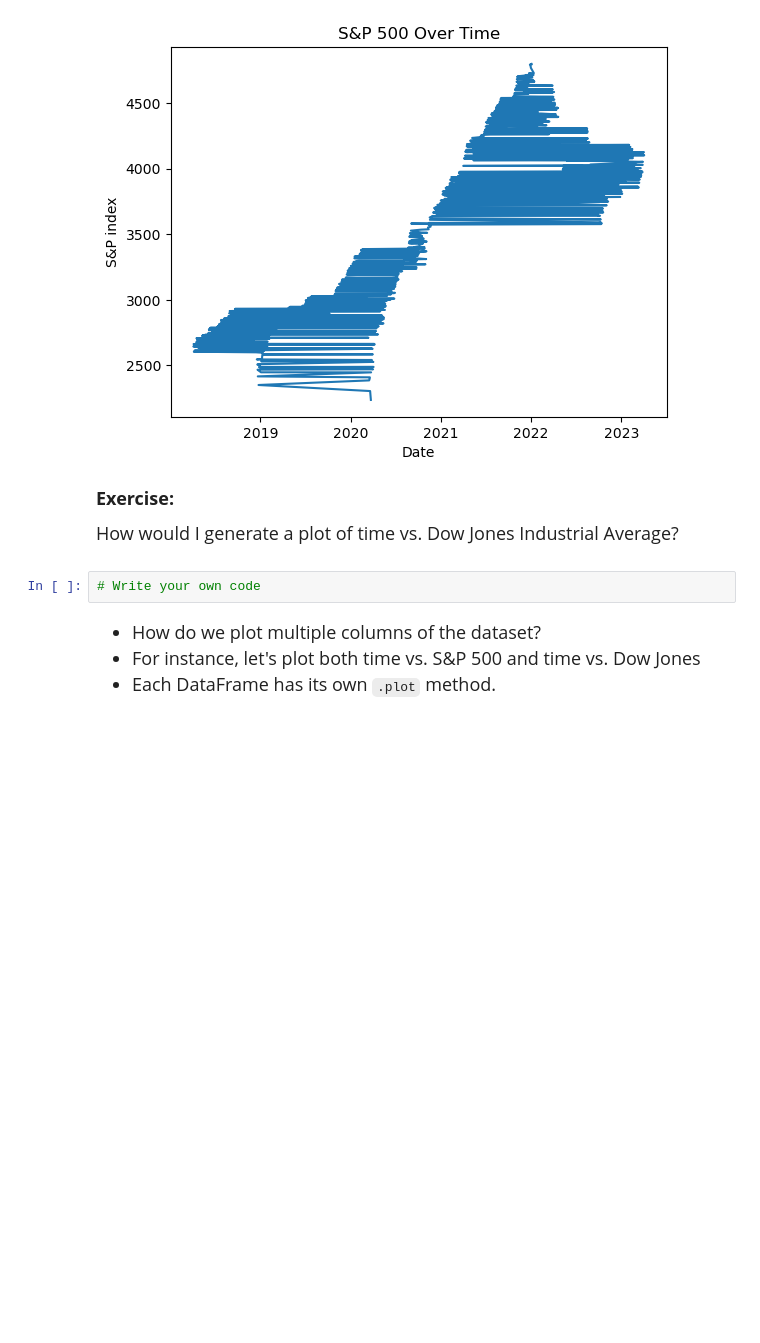
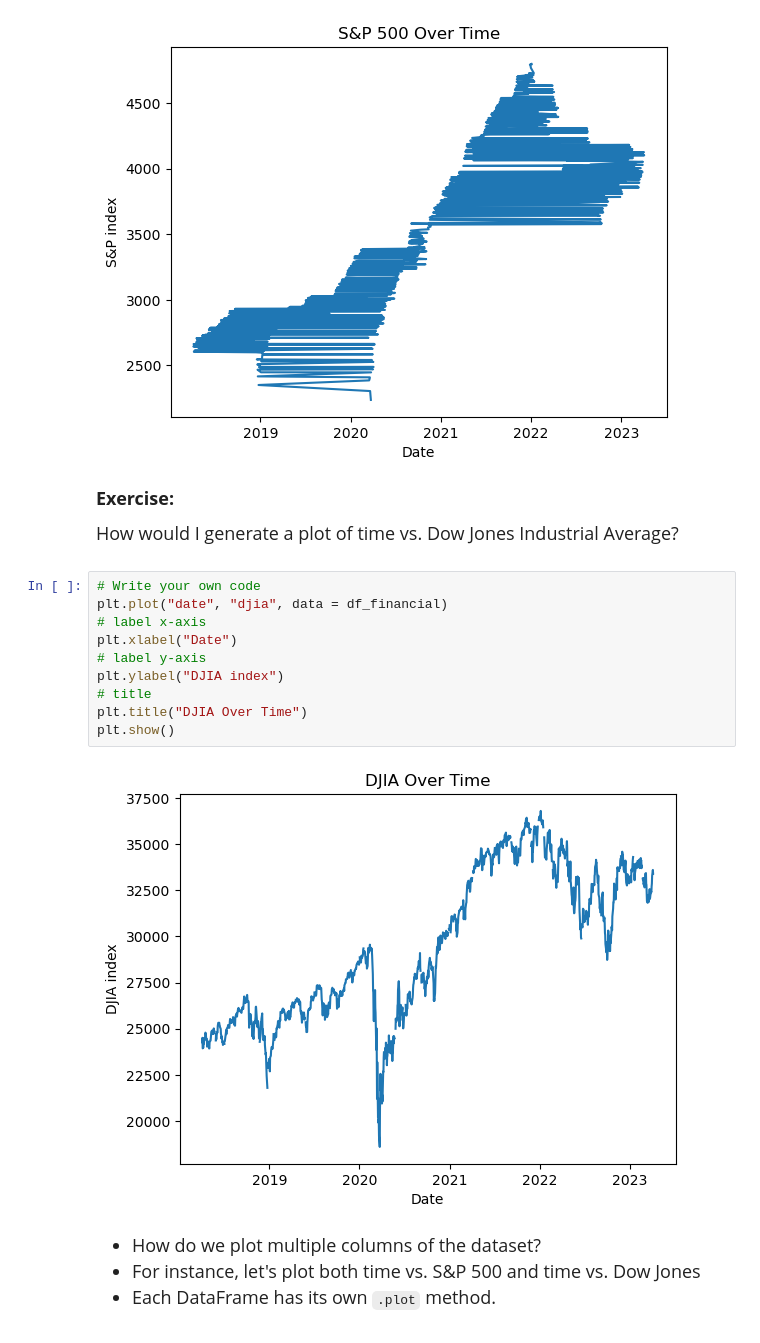
Before and after one commit to Cynthiah0503/qtm151fall2025, a Jupyter notebook: Lecture_18-time_series_data/Lecture18.ipynb, the cells around one changed output. Cells and saved outputs as stored; diff of their text form; blank space fills up the shorter version.

```diff
--- a/Lecture_18-time_series_data/Lecture18.ipynb
+++ b/Lecture_18-time_series_data/Lecture18.ipynb
@@ -259,6 +276,16 @@ plt.show()
 How would I generate a plot of time vs. Dow Jones Industrial Average?
 # %%
 # Write your own code
+plt.plot("date", "djia", data = df_financial)
+# label x-axis
+plt.xlabel("Date")
+# label y-axis
+plt.ylabel("DJIA index")
+# title
+plt.title("DJIA Over Time")
+plt.show()
+# %% [output]
+[figure, added]
 # %% [markdown]
 <font size = "4">
 
```
Also changed, not shown: parts of 7 cells of this notebook, 14 other files.
